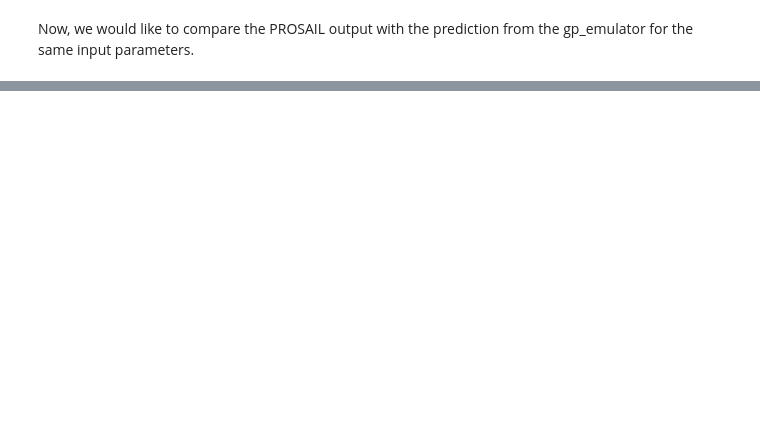
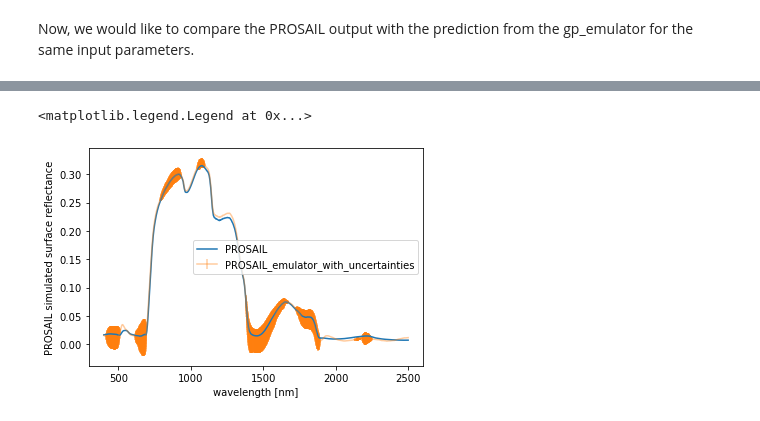
Before and after one commit to leontavares/PlayingWithProsailEmulators, a Jupyter notebook: ReadingProsailEmulator.ipynb, the cells around one changed output, grey strips where cells are left out. Drawn from its saved outputs; the diff is of its cells as text; code cells hidden in the pictures; blank space fills up the shorter version.

```diff
--- a/ReadingProsailEmulator.ipynb
+++ b/ReadingProsailEmulator.ipynb
@@ -40,7 +40,7 @@ def transform(x):
     # Cw, posn 4
     x_out[4] = np.exp(-50. * x[4])
     # Cm, posn 5
-    x_out[5] = np.exp(-50. * x[5])
+    x_out[5] = np.exp(-100. * x[5])
     # LAI, posn 6
     x_out[6] = np.exp(-x[6] / 2.)
     # ALA, posn 7
@@ -59,7 +59,7 @@ p = {'n': (2.5 - 0.8) / 2,
          'cm': (0.0331 - 0.0017) / 2,
          'lai': 8 / 2,
          'ala': 90 / 2,
-         'hspot': 0,
+         'hspot': 0.0,
          'bsoil': (1 - (-0.5)) / 2,
          'psoil': (1 - (-0.5)) / 2}
 # %% [markdown]
@@ -114,0 +121,10 @@ plt.legend()
+# %%
+plt.plot(wavelength, surf_refl,label='PROSAIL')
+plt.errorbar(wavelength, y_pred, np.sqrt(y_sigma),
+             alpha=0.4,label='PROSAIL_emulator_with_uncertainties')
+plt.xlabel('wavelength [nm]')
+plt.ylabel('PROSAIL simulated surface reflectance')
+plt.legend()
+# %% [output]
+<matplotlib.legend.Legend at 0x...>
+[figure, added]
```
Also changed, not shown: parts of 3 cells of this notebook.
